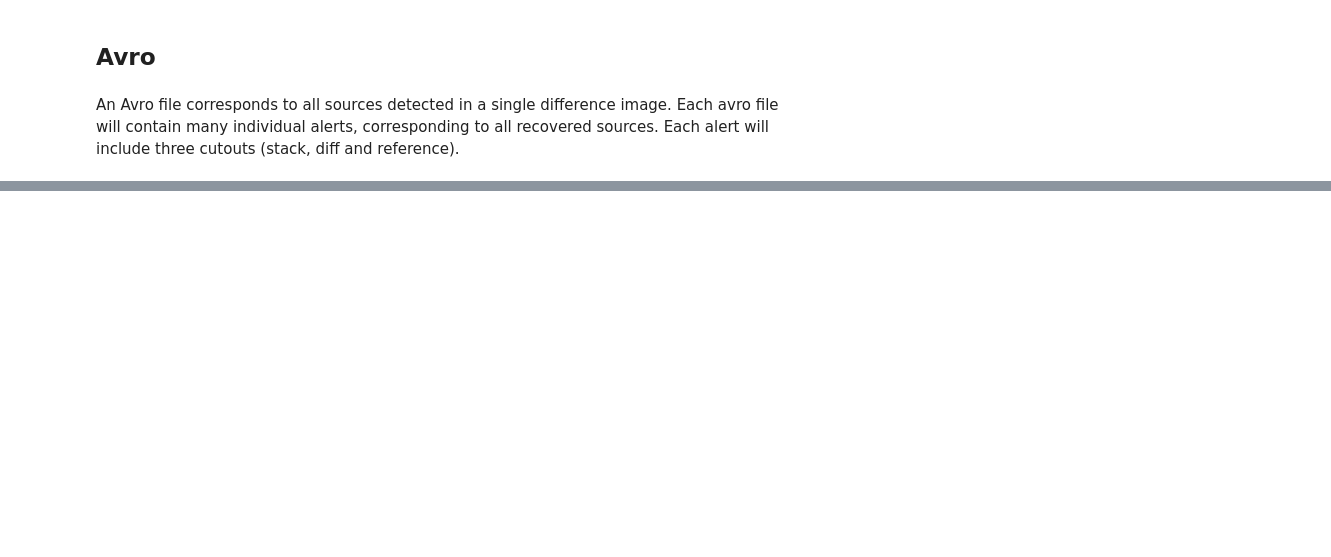
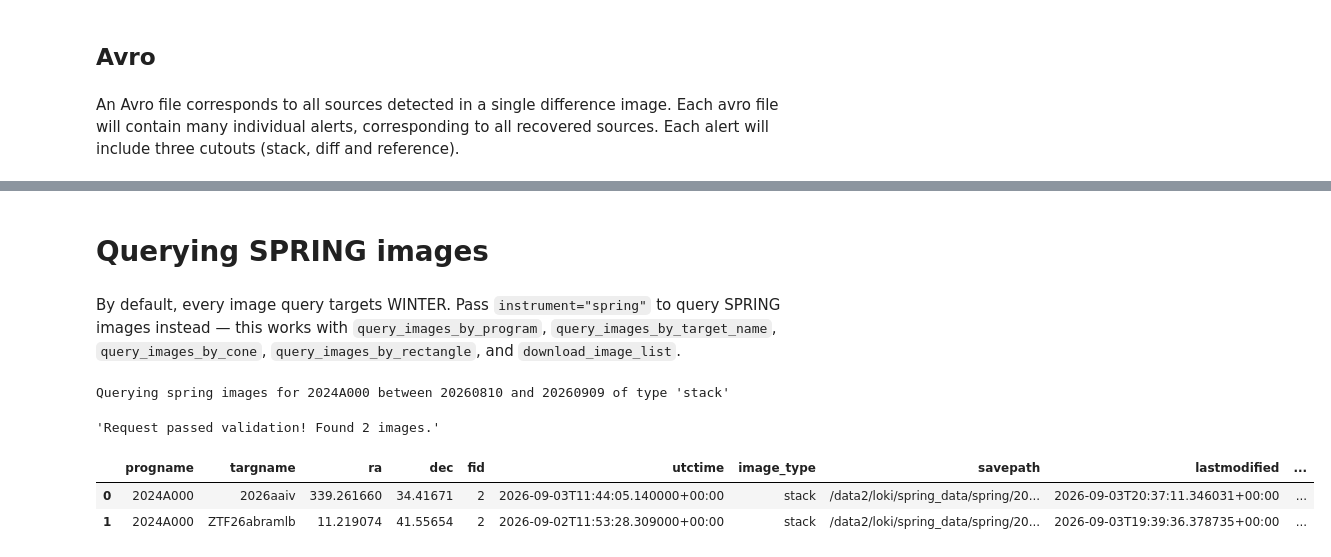
Before and after one commit to winter-telescope/winterapi, a Jupyter notebook: notebooks/Example_4_Finding_Observatory_Data.ipynb, the cells around one changed output, grey strips where cells are left out. Saved outputs shown, nothing was run; the diff lists cells and outputs as text; code cells hidden in the pictures; blank space fills up the shorter version.

```diff
--- a/notebooks/Example_4_Finding_Observatory_Data.ipynb
+++ b/notebooks/Example_4_Finding_Observatory_Data.ipynb
@@ -271,0 +271,22 @@ Querying images for 2024A000 between 20240101 and 20240301 of type 'avro', with
+# %% [markdown]
+# Querying SPRING images
+# %% [markdown]
+By default, every image query targets WINTER. Pass `instrument="spring"` to query SPRING images instead — this works with `query_images_by_program`, `query_images_by_target_name`, `query_images_by_cone`, `query_images_by_rectangle`, and `download_image_list`.
+# %%
+res, images = winter.query_images_by_program(
+    program_name,
+    image_type="stack",
+    instrument="spring",
+)
+# %% [output]
+Querying spring images for 2024A000 between 20260810 and 20260909 of type 'stack'
+# %%
+res.json()["msg"]
+# %% [output]
+'Request passed validation! Found 2 images.'
+# %%
+images
+# %% [output]
+|  | progname | targname | ra | dec | fid | utctime | image_type | savepath | lastmodified | ... |
+| 0 | 2024A000 | 2026aaiv | 339.261660 | 34.41671 | 2 | 2026-09-03T11:44:05.140000+00:00 | stack | /data2/loki/spring_data/spring/20... | 2026-09-03T20:37:11.346031+00:00 | ... |
+| 1 | 2024A000 | ZTF26abramlb | 11.219074 | 41.55654 | 2 | 2026-09-02T11:53:28.309000+00:00 | stack | /data2/loki/spring_data/spring/20... | 2026-09-03T19:39:36.378735+00:00 | ... |
```
Also changed, not shown: parts of 11 cells of this notebook, 11 other files.
